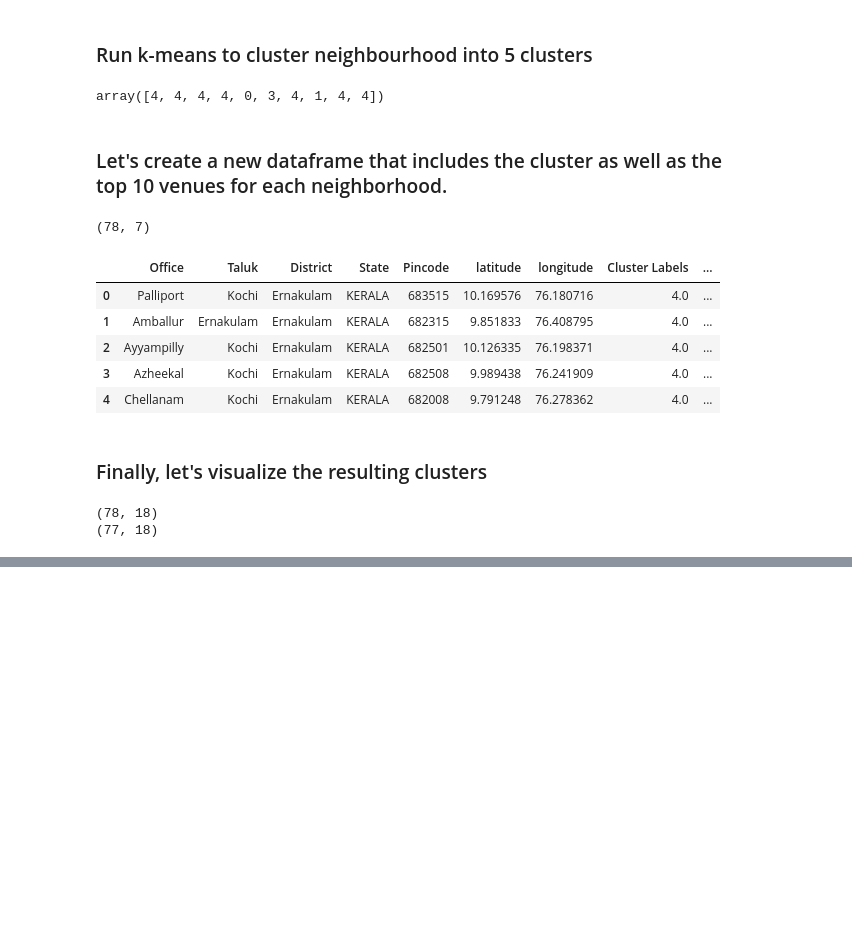
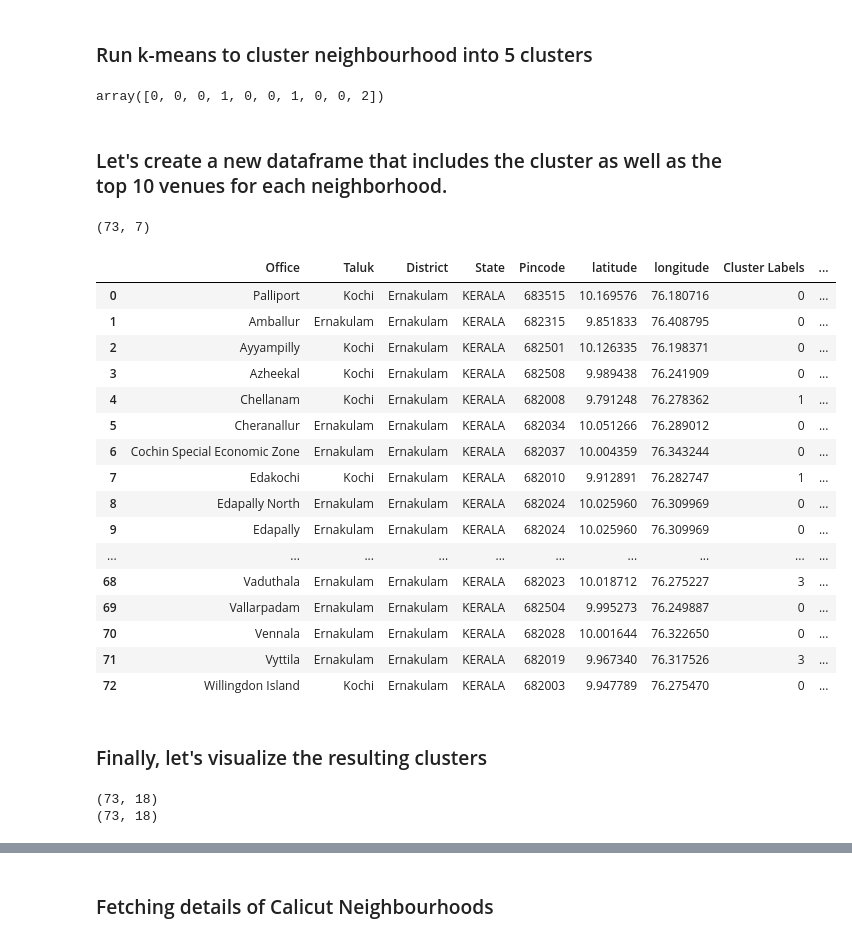
Before and after one commit to ajazHameed/Coursera_Capstone, a Jupyter notebook: coursera_capstone.ipynb, the cells around one changed output, grey strips where cells are left out. Drawn from its saved outputs; the diff is of its cells as text; code cells hidden in the pictures; blank space fills up the shorter version.

```diff
--- a/coursera_capstone.ipynb
+++ b/coursera_capstone.ipynb
@@ -67,3 +78,4 @@ pin_df_kochi.head()
 # %%
-pin_df_kochi = pin_df_kochi[(pin_df_kochi['Office'] != 'Andikkadavu') & (pin_df_kochi['Office'] != 'Ernakulam Hindi Prachar Sabha') & (pin_df_kochi['Office'] != 'Kadamakudi') & (pin_df_kochi['Office'] != 'Kannamali') & (pin_df_kochi['Office'] != 'Kochi Naval Base') & (pin_df_kochi['Office'] != 'Kuttikkattukara') & (pin_df_kochi['Office'] !='Thiruvamkulam')]
+pin_df_kochi = pin_df_kochi[(pin_df_kochi['Office'] != 'Andikkadavu') & (pin_df_kochi['Office'] != 'Ernakulam Hindi Prachar Sabha') & (pin_df_kochi['Office'] != 'Kadamakudi') & (pin_df_kochi['Office'] != 'Kannamali') & (pin_df_kochi['Office'] != 'Kochi Naval Base') & (pin_df_kochi['Office'] != 'Kuttikkattukara') & (pin_df_kochi['Office'] !='Thiruvamkulam') & (pin_df_kochi['Office'] != 'Chittoor ekm') & (pin_df_kochi['Office'] != 'Kaipatoor') & (pin_df_kochi['Office'] != 'Kusumagiri') & (pin_df_kochi['Office'] != 'Mattancherry Jetty') & (pin_df_kochi['Office'] != 'Tripunithura Fort')]
 pin_df_kochi.reset_index(drop = True, inplace = True)
+pin_df_kochi
@@ -115,5 +145,7 @@ Vallarpadam, Ernakulam
 Vennala, Ernakulam
 Vyttila, Ernakulam
 Willingdon Island, Ernakulam
-# %%
-pin_df_kochi = pd.concat([pin_df_kochi,lat_lon],axis = 1)
+# %%
+
+pin_df_kochi['latitude'] = lat_lon['latitude']
+pin_df_kochi['longitude'] = lat_lon['longitude']
@@ -440,26 +435,37 @@ kmeans = KMeans(n_clusters=kclusters, random_state=0).fit(kochi_grouped_clusteri
 # check cluster labels generated for each row in the dataframe
 kmeans.labels_[0:10]
 # %% [output]
-array([4, 4, 4, 4, 0, 3, 4, 1, 4, 4])
+array([0, 0, 0, 1, 0, 0, 1, 0, 0, 2])
 # %% [markdown]
 ### Let's create a new dataframe that includes the cluster as well as the top 10 venues for each neighborhood.
 # %%
 # add clustering labels
 neighborhoods_venues_sorted.insert(0, 'Cluster Labels', kmeans.labels_)
 kochi_merged = pin_df_kochi
 print(pin_df_kochi.shape)
 # merge manhattan_grouped with manhattan_data to add latitude/longitude for each neighborhood
 kochi_merged = kochi_merged.join(neighborhoods_venues_sorted.set_index('Neighborhood'), on='Office')
 
-kochi_merged.head() # check the last columns!
+kochi_merged # check the last columns!
 # %% [output]
-(78, 7)
+(73, 7)
 |  | Office | Taluk | District | State | Pincode | latitude | longitude | Cluster Labels | ... |
-| 0 | Palliport | Kochi | Ernakulam | KERALA | 683515 | 10.169576 | 76.180716 | 4.0 | ... |
-| 1 | Amballur | Ernakulam | Ernakulam | KERALA | 682315 | 9.851833 | 76.408795 | 4.0 | ... |
-| 2 | Ayyampilly | Kochi | Ernakulam | KERALA | 682501 | 10.126335 | 76.198371 | 4.0 | ... |
-| 3 | Azheekal | Kochi | Ernakulam | KERALA | 682508 | 9.989438 | 76.241909 | 4.0 | ... |
-| 4 | Chellanam | Kochi | Ernakulam | KERALA | 682008 | 9.791248 | 76.278362 | 4.0 | ... |
+| 0 | Palliport | Kochi | Ernakulam | KERALA | 683515 | 10.169576 | 76.180716 | 0 | ... |
+| 1 | Amballur | Ernakulam | Ernakulam | KERALA | 682315 | 9.851833 | 76.408795 | 0 | ... |
+| 2 | Ayyampilly | Kochi | Ernakulam | KERALA | 682501 | 10.126335 | 76.198371 | 0 | ... |
+| 3 | Azheekal | Kochi | Ernakulam | KERALA | 682508 | 9.989438 | 76.241909 | 0 | ... |
+| 4 | Chellanam | Kochi | Ernakulam | KERALA | 682008 | 9.791248 | 76.278362 | 1 | ... |
+| 5 | Cheranallur | Ernakulam | Ernakulam | KERALA | 682034 | 10.051266 | 76.289012 | 0 | ... |
+| 6 | Cochin Special Economic Zone | Ernakulam | Ernakulam | KERALA | 682037 | 10.004359 | 76.343244 | 0 | ... |
+| 7 | Edakochi | Kochi | Ernakulam | KERALA | 682010 | 9.912891 | 76.282747 | 1 | ... |
+| 8 | Edapally North | Ernakulam | Ernakulam | KERALA | 682024 | 10.025960 | 76.309969 | 0 | ... |
+| 9 | Edapally | Ernakulam | Ernakulam | KERALA | 682024 | 10.025960 | 76.309969 | 0 | ... |
+| ... | ... | ... | ... | ... | ... | ... | ... | ... | ... |
+| 68 | Vaduthala | Ernakulam | Ernakulam | KERALA | 682023 | 10.018712 | 76.275227 | 3 | ... |
+| 69 | Vallarpadam | Ernakulam | Ernakulam | KERALA | 682504 | 9.995273 | 76.249887 | 0 | ... |
+| 70 | Vennala | Ernakulam | Ernakulam | KERALA | 682028 | 10.001644 | 76.322650 | 0 | ... |
+| 71 | Vyttila | Ernakulam | Ernakulam | KERALA | 682019 | 9.967340 | 76.317526 | 3 | ... |
+| 72 | Willingdon Island | Kochi | Ernakulam | KERALA | 682003 | 9.947789 | 76.275470 | 0 | ... |
 # %% [markdown]
 ### Finally, let's visualize the resulting clusters
 # %%
@@ -468,8 +474,8 @@ kochi_merged.dropna(inplace = True)
 kochi_merged['Cluster Labels'] = kochi_merged['Cluster Labels'].astype('int32')
 print(kochi_merged.shape)
 # %% [output]
-(78, 18)
-(77, 18)
+(73, 18)
+(73, 18)
 # %%
 # create map
 map_clusters = folium.Map(location=[location1.latitude, location1.longitude], zoom_start=11)
@@ -497,3 +503,5 @@ for lat, lon, poi, cluster in zip(kochi_merged['latitude'], kochi_merged['longit
 map_clusters
 # %% [output]
 [interactive output not drawn]
+# %% [markdown]
+### Fetching details of Calicut Neighbourhoods
```
Also changed, not shown: parts of 21 cells of this notebook.
